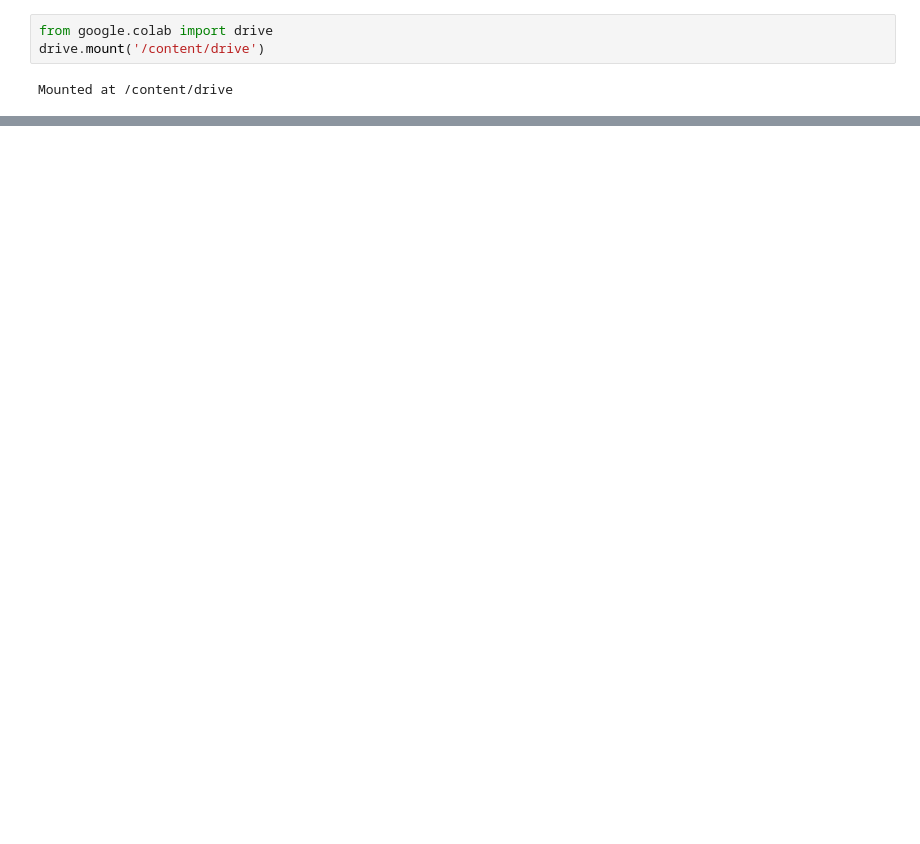
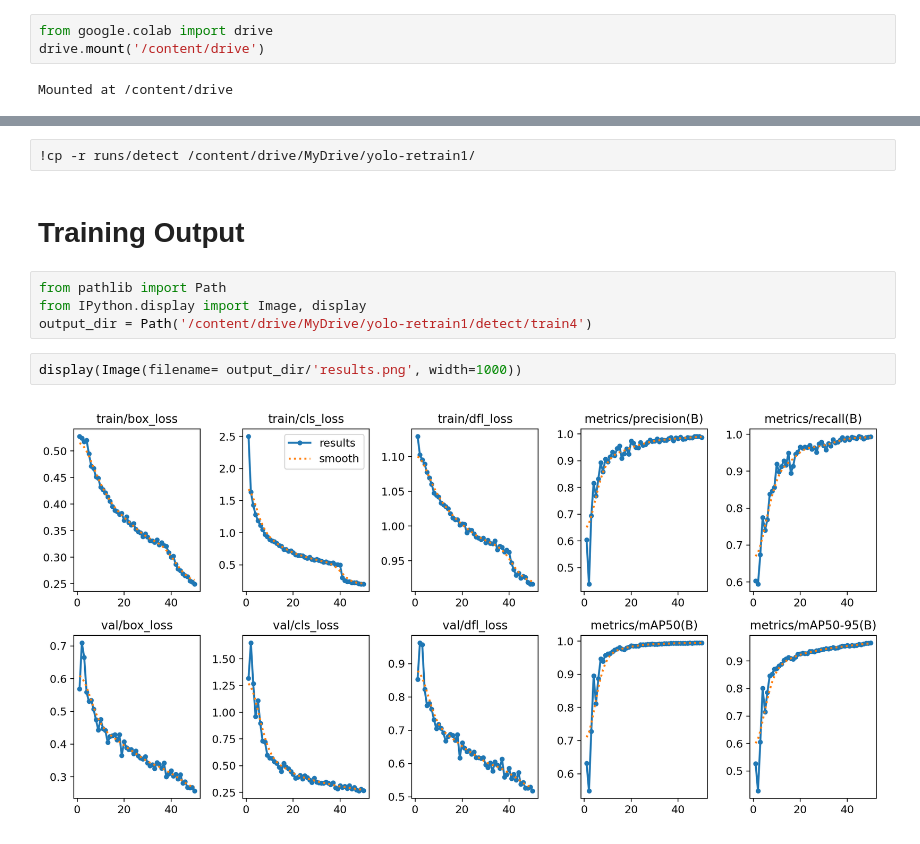
Before and after one commit to agnesSLu/WildAnimalDetection, a Jupyter notebook: notebook/yolo.ipynb, the cells around one changed output, grey strips where cells are left out. Drawn from its saved outputs; the diff is of its cells as text; blank space fills up the shorter version.

Commit message:
train yolo

```diff
--- a/notebook/yolo.ipynb
+++ b/notebook/yolo.ipynb
@@ -145,0 +214,12 @@ elephant_124.txt
+# %%
+!cp -r runs/detect /content/drive/MyDrive/yolo-retrain1/
+# %% [markdown]
+# Training Output
+# %%
+from pathlib import Path
+from IPython.display import Image, display
+output_dir = Path('/content/drive/MyDrive/yolo-retrain1/detect/train4')
+# %%
+display(Image(filename= output_dir/'results.png', width=1000))
+# %% [output]
+[figure, added]
```
Also changed, not shown: parts of 31 cells of this notebook, 44 other files.
